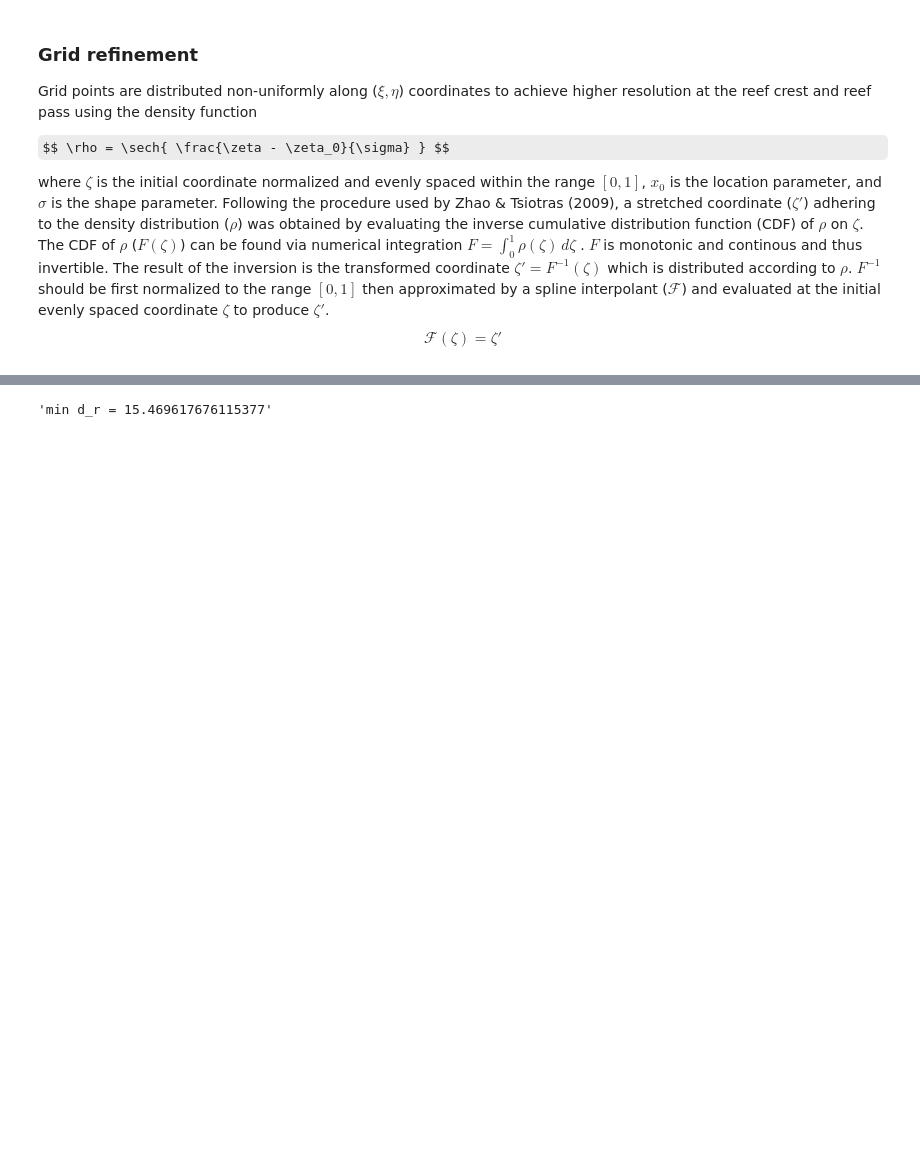
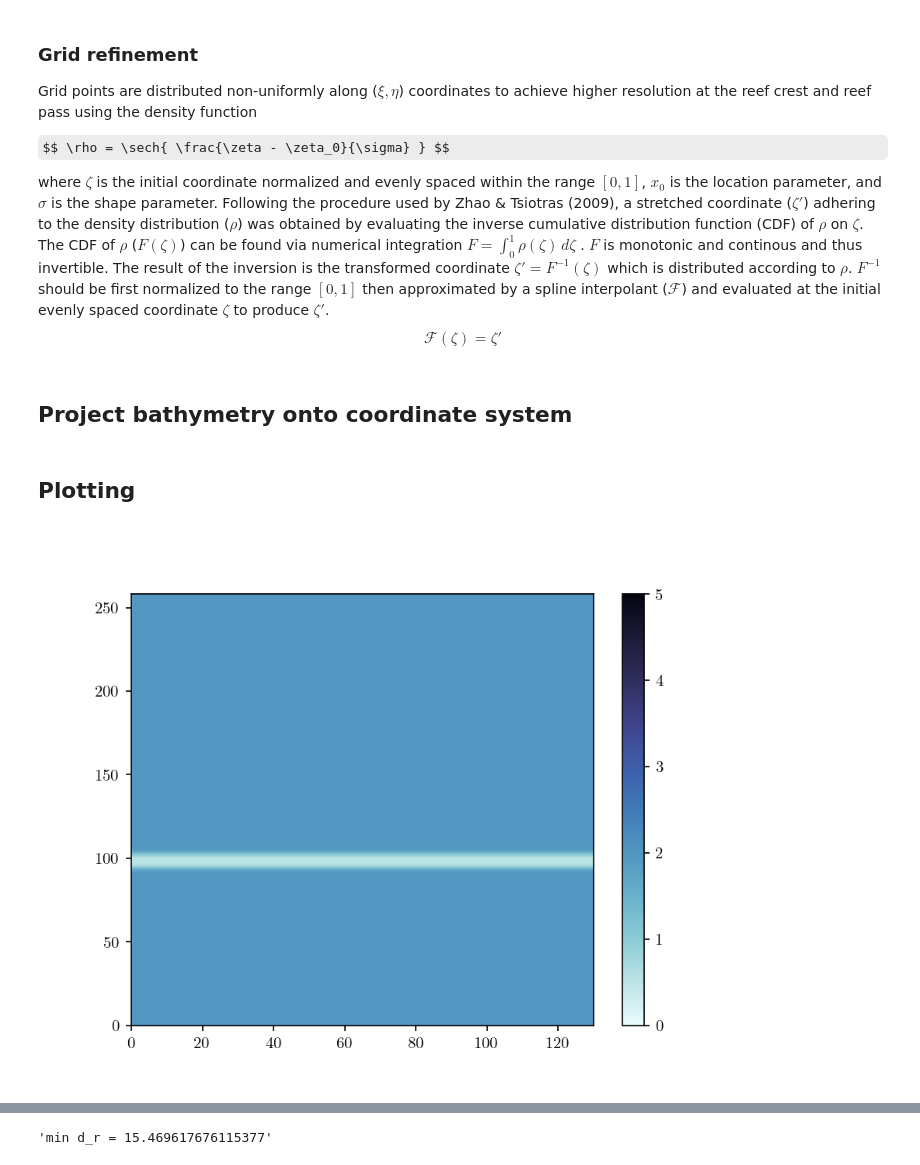
Before and after one commit to wingtorres/annulus, a Jupyter notebook: grid/ann_grid_analytic.ipynb, the cells around one changed output, grey strips where cells are left out. Saved outputs shown, nothing was run; the diff lists cells and outputs as text; code cells hidden in the pictures; some formulas as TeX source; blank space fills up the shorter version.

```diff
--- a/grid/ann_grid_analytic.ipynb
+++ b/grid/ann_grid_analytic.ipynb
@@ -108,11 +108,13 @@ class reefGrid():
     def coord_stretch(self, coord, s = 1, x0 = 0.2, function = "sech"):
         """normalized clustering of pts around x0. Input "xi" or "eta" """
         #https://www3.nd.edu/~gtryggva/CFD-Course2017/Lecture-17-2017.pdf
+
         x = getattr(self, coord)
         if function == "sech":
             rho = self.sech_pdf(x, x0 = x0, s = s)
         elif function == "wag":
             rho = self.wag_pdf(x, x0 = x0, s = s)
+
         cdf = cumulative_trapezoid(rho, x, initial = 0)
         cdf = (cdf - cdf.min())/(cdf.max() - cdf.min())
         F_inv = interp1d( cdf, x )
@@ -131,24 +133,20 @@ class reefGrid():
         """repeat domain on given sides (repeat) times"""
 
         #Repeat coords
+        xi_list = np.split(self.xi, 2, axis = axis)
+        self.xi_swan = np.concatenate(   (xi_list[1] - 1.0, self.xi[:,1:-1], xi_list[0] + 1.0),
+                                         axis = axis)
+        self.xi_swan = ( self.xi_swan - self.xi_swan.min() ) / ( self.xi_swan.max() - self.xi_swan.min() )
 
-        tlist = np.split(self.T, 2, axis = axis)
-        self.T_swan = np.concatenate( (tlist[1] - self.Wr, self.T, tlist[0] + self.Wr),
-                                      axis = axis)
-
-        rlist = np.split(self.R, 2, axis = axis)
-        self.R_swan = np.concatenate((rlist[0] , self.R, rlist[1]),
-                                      axis = axis)
-
+        eta_list = np.split(self.eta, 2, axis = axis)
+        self.eta_swan = np.concatenate( (eta_list[0], self.eta[:,1:-1], eta_list[1]),
+                                         axis = axis)
         #Repeat bathymetry
         hlist = np.split(self.h, 2, axis = axis)
-        self.h_swan = np.concatenate( (np.flip(hlist[0],axis = axis), self.h, np.flip(hlist[1],axis = axis) ), #np.flip(hlist[0],axis = axis)
+        self.h_swan = np.concatenate( (np.flip(hlist[0],axis = axis), self.h[:,1:-1], np.flip(hlist[1],axis = axis) ),
                                       axis = axis)
         #Add mask
         self.mask_swan = self.h_swan*0 + 1
-
-        #New cartesian coordinates
-        self.X_swan, self.Y_swan = self.R_swan*np.cos(self.T_swan), self.R_swan*np.sin(self.T_swan)
 
     def matfile2roms(self):
         eng = matlab.engine.start_matlab()
@@ -199,3 +189,5 @@ taper_eta = 1/2*(1+np.tanh(ae*(G.eta - G.Lr - 0.005)))
 h = h_i*(1 - taper_eta) + taper_eta*h_o
 
 setattr(G,"h",h)
+# %% [markdown]
+## Project bathymetry onto coordinate system
@@ -202,3 +225,13 @@ setattr(G,"h",h)
+# %% [markdown]
+## Plotting
+# %%
+plt.close("all")
+plt.pcolormesh(h_flat,cmap = "cmo.ice_r", vmin = 0, vmax = 5)
+#plt.pcolormesh(G.xi_swan,cmap = "gray")
+plt.colorbar()
+plt.show()
+# %% [output]
+[figure, added]
 # %%
 %matplotlib widget
 
```
Also changed, not shown: parts of 20 cells of this notebook.
